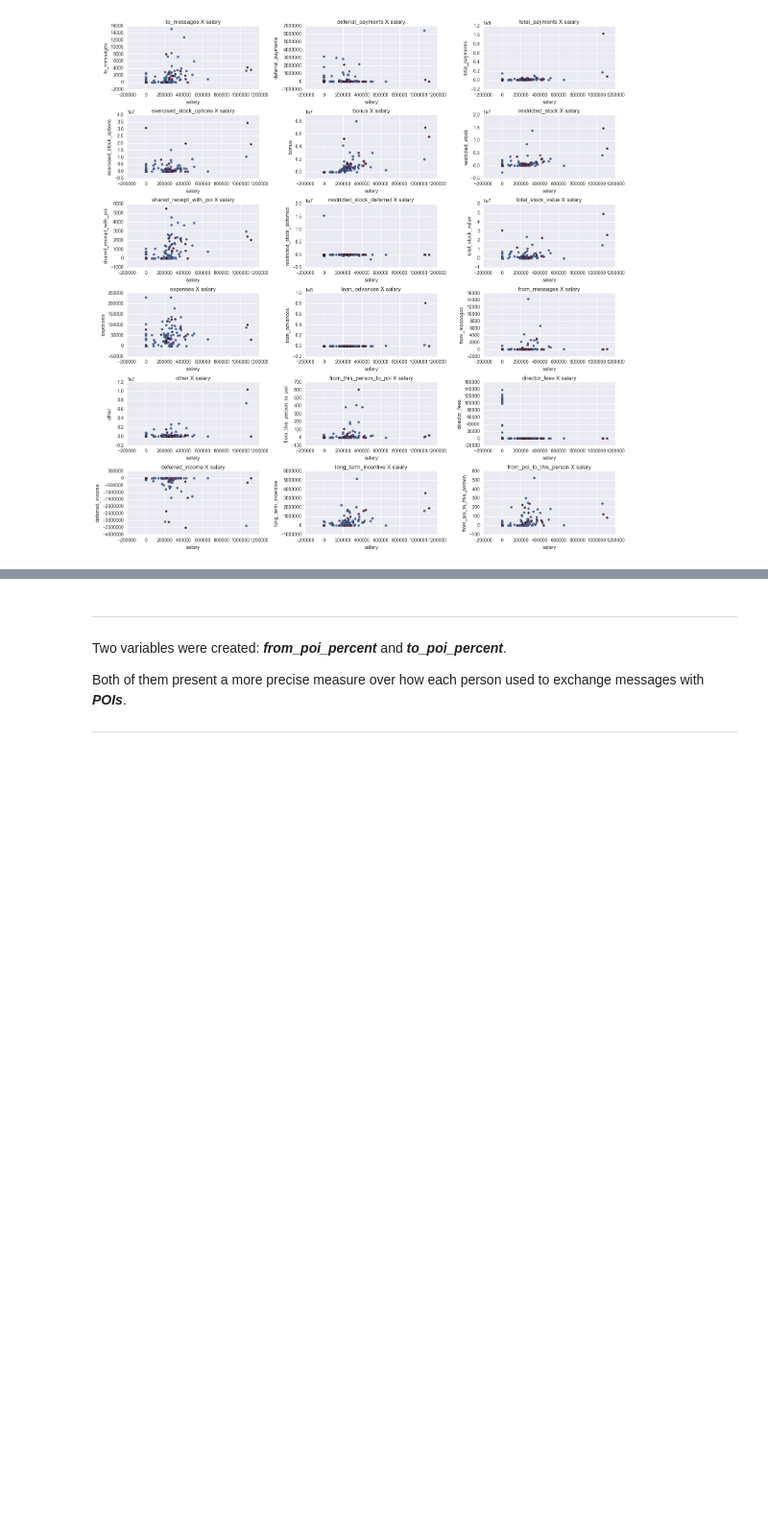
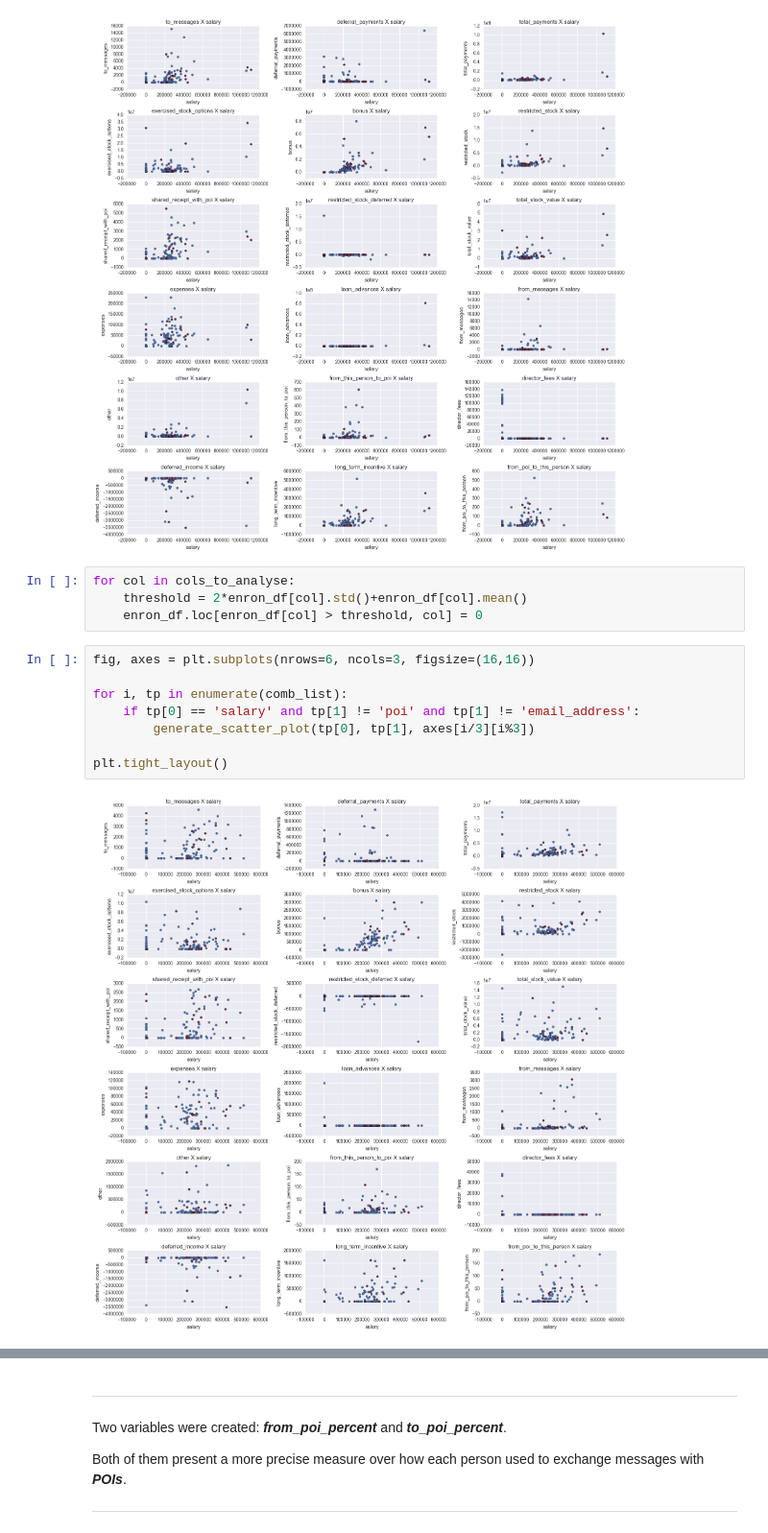
Before and after one commit to brunoassisp/Machine-Learning-project, a Jupyter notebook: Enron-ML-Project.ipynb, the cells around one changed output, grey strips where cells are left out. Shown at 96% size. Saved outputs shown, nothing was run; the diff lists cells and outputs as text; blank space fills up the shorter version.

```diff
--- a/Enron-ML-Project.ipynb
+++ b/Enron-ML-Project.ipynb
@@ -124,5 +126,19 @@ for i, tp in enumerate(comb_list):
 plt.tight_layout()
 # %% [output]
 [figure]
+# %%
+for col in cols_to_analyse:
+    threshold = 2*enron_df[col].std()+enron_df[col].mean()
+    enron_df.loc[enron_df[col] > threshold, col] = 0
+# %%
+fig, axes = plt.subplots(nrows=6, ncols=3, figsize=(16,16))
+
+for i, tp in enumerate(comb_list):
+    if tp[0] == 'salary' and tp[1] != 'poi' and tp[1] != 'email_address':
+        generate_scatter_plot(tp[0], tp[1], axes[i/3][i%3])
+
+plt.tight_layout()
+# %% [output]
+[figure, added]
 # %% [markdown]
 ---
```
Also changed, not shown: parts of 12 cells of this notebook.
